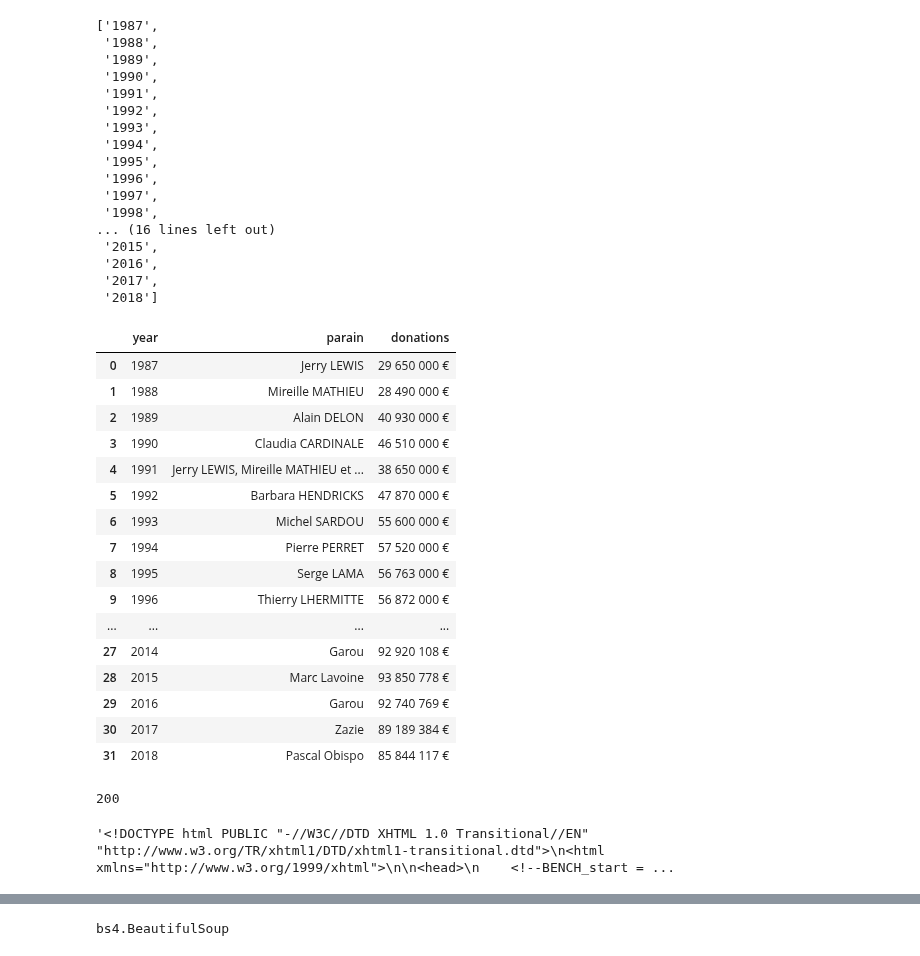
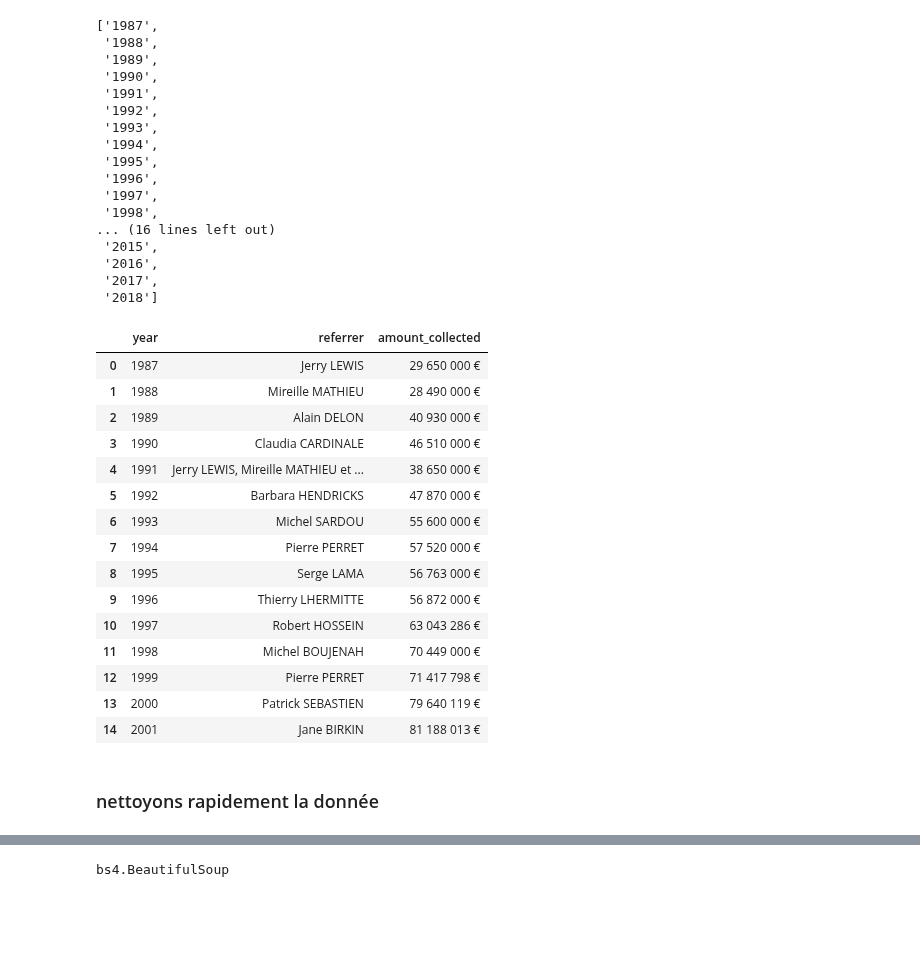
Before and after one commit to Luc-Bertin/TDs_ESILV, a Jupyter notebook: TD2_webscrapping.ipynb, the cells around one changed output, grey strips where cells are left out. Drawn from its saved outputs; the diff is of its cells as text; code cells hidden in the pictures; blank space fills up the shorter version.

```diff
--- a/TD2_webscrapping.ipynb
+++ b/TD2_webscrapping.ipynb
@@ -106,3 +104,5 @@ url = 'https://www.infoclimat.fr/observations-meteo/archives/7/septembre/2019/pa
+# %%
+url = 'https://www.afm-telethon.fr/telethon/bref/parrains-resultats-telethon-1379'
 # %%
 import requests as req
 # %%
@@ -164,37 +168,29 @@ year
  '2018']
 # %%
 import pandas as pd
+df = pd.DataFrame({
+    'year' : year,
+    'referrer' : parain,
+    'amount_collected' : donations
+})
-# %%
-pd.DataFrame({'year': year,
-              'parain':parain,
-              'donations': donations})
-# %% [output]
-|  | year | parain | donations |
-| 0 | 1987 | Jerry LEWIS | 29 650 000 € |
-| 1 | 1988 | Mireille MATHIEU | 28 490 000 € |
-| 2 | 1989 | Alain DELON | 40 930 000 € |
-| 3 | 1990 | Claudia CARDINALE | 46 510 000 € |
-| 4 | 1991 | Jerry LEWIS, Mireille MATHIEU et ... | 38 650 000 € |
-| 5 | 1992 | Barbara HENDRICKS | 47 870 000 € |
-| 6 | 1993 | Michel SARDOU | 55 600 000 € |
-| 7 | 1994 | Pierre PERRET | 57 520 000 € |
-| 8 | 1995 | Serge LAMA | 56 763 000 € |
-| 9 | 1996 | Thierry LHERMITTE | 56 872 000 € |
-| ... | ... | ... | ... |
-| 27 | 2014 | Garou | 92 920 108 € |
-| 28 | 2015 | Marc Lavoine | 93 850 778 € |
-| 29 | 2016 | Garou | 92 740 769 € |
-| 30 | 2017 | Zazie | 89 189 384 € |
-| 31 | 2018 | Pascal Obispo | 85 844 117 € |
-# %%
-#url = 'https://www.afm-telethon.fr/telethon/bref/parrains-resultats-telethon-1379'
-url2 = 'https://www.infoclimat.fr/observations-meteo/archives/7/septembre/2019/paris-montsouris/07156.html'
-requesting = req.request('get', url2)
-requesting.status_code
-# %% [output]
-200
-# %%
-html_from_url = requesting.text
-html_from_url[0:500]
-# %% [output]
-'<!DOCTYPE html PUBLIC "-//W3C//DTD XHTML 1.0 Transitional//EN" "http://www.w3.org/TR/xhtml1/DTD/xhtml1-transitional.dtd">\n<html xmlns="http://www.w3.org/1999/xhtml">\n\n<head>\n    <!--BENCH_start = ...
+# %%
+df.head(15)
+# %% [output]
+|  | year | referrer | amount_collected |
+| 0 | 1987 | Jerry LEWIS | 29 650 000 € |
+| 1 | 1988 | Mireille MATHIEU | 28 490 000 € |
+| 2 | 1989 | Alain DELON | 40 930 000 € |
+| 3 | 1990 | Claudia CARDINALE | 46 510 000 € |
+| 4 | 1991 | Jerry LEWIS, Mireille MATHIEU et ... | 38 650 000 € |
+| 5 | 1992 | Barbara HENDRICKS | 47 870 000 € |
+| 6 | 1993 | Michel SARDOU | 55 600 000 € |
+| 7 | 1994 | Pierre PERRET | 57 520 000 € |
+| 8 | 1995 | Serge LAMA | 56 763 000 € |
+| 9 | 1996 | Thierry LHERMITTE | 56 872 000 € |
+| 10 | 1997 | Robert HOSSEIN | 63 043 286 € |
+| 11 | 1998 | Michel BOUJENAH | 70 449 000 € |
+| 12 | 1999 | Pierre PERRET | 71 417 798 € |
+| 13 | 2000 | Patrick SEBASTIEN | 79 640 119 € |
+| 14 | 2001 | Jane BIRKIN | 81 188 013 € |
+# %% [markdown]
+### nettoyons rapidement la donnée
```
Also changed, not shown: parts of 28 cells of this notebook.
